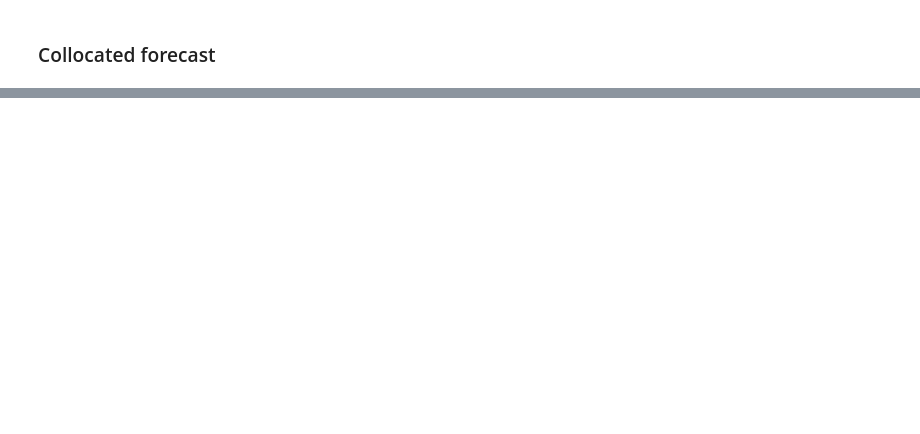
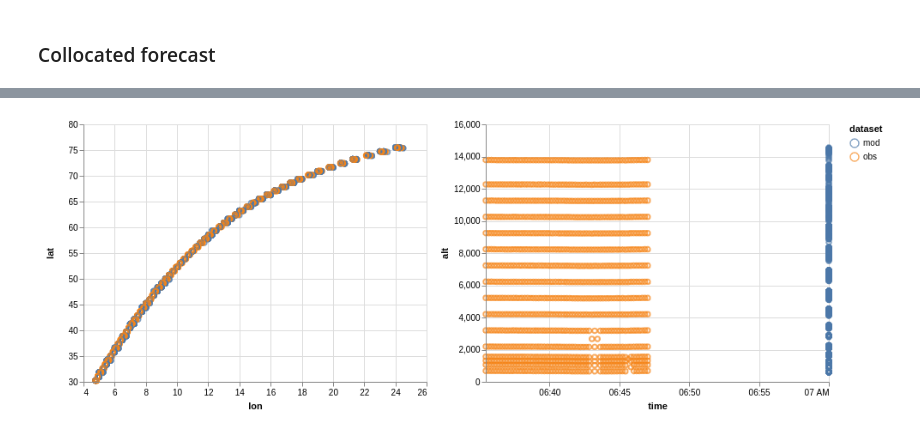
Before and after one commit to avaldebe/pynb, a Jupyter notebook: ADM/CAST from NetCDF.ipynb, the cells around one changed output, grey strips where cells are left out. Saved outputs shown, nothing was run; the diff lists cells and outputs as text; code cells hidden in the pictures; blank space fills up the shorter version.

```diff
--- a/ADM/CAST from NetCDF.ipynb
+++ b/ADM/CAST from NetCDF.ipynb
@@ -247,0 +346,25 @@ Attributes:
+# %%
+cast2 = 'cast2.json'
+df = pd.concat({'obs':obs,'mod':mod}, axis=1, names=['dataset']).stack('dataset')
+df.reset_index().to_json(cast2, orient="records")
+# %%
+base = alt.Chart(cast2).mark_point().encode(
+    color=alt.condition(brush, 'dataset:N', alt.value('lightgray')),
+    tooltip=['dataset:N', 'point:O', 'time:T', 'lon:Q', 'lat:Q', 'alt:Q'],
+).add_selection(
+    brush
+)#.interactive()
+
+lonlat = base.encode(
+    alt.X('lon:Q', scale=alt.Scale(zero=False)),
+    alt.Y('lat:Q', scale=alt.Scale(zero=False)),
+)
+
+timealt = base.encode(
+    x='time:T',
+    y='alt:Q',
+)
+
+lonlat | timealt
+# %% [output]
+[figure, added]
```
Also changed, not shown: parts of 17 cells of this notebook, 2 other files.
